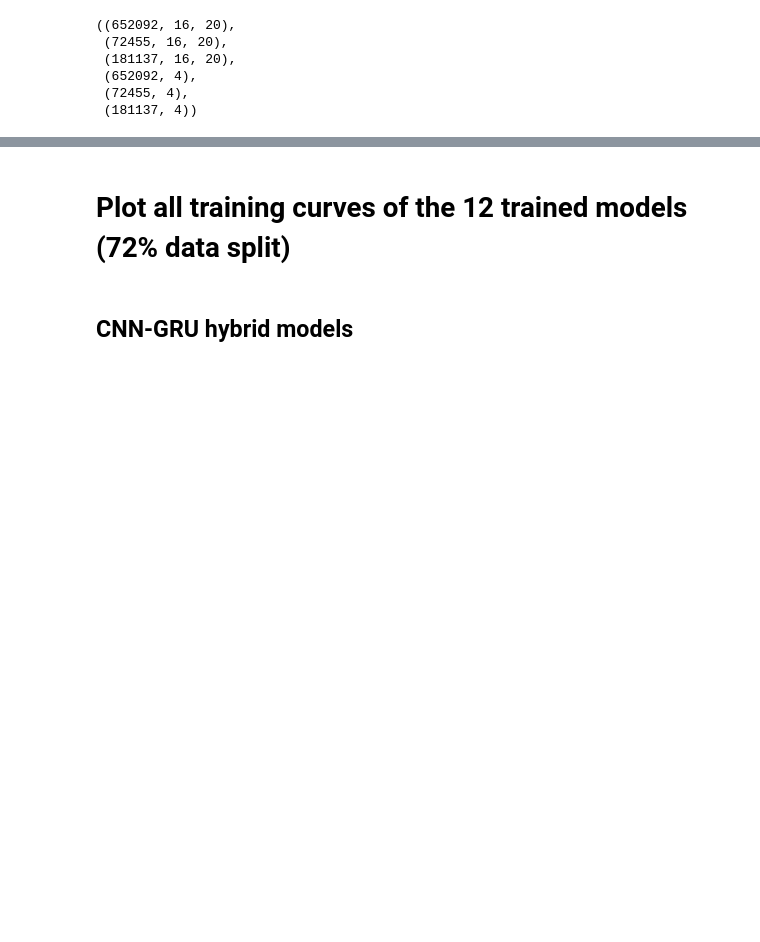
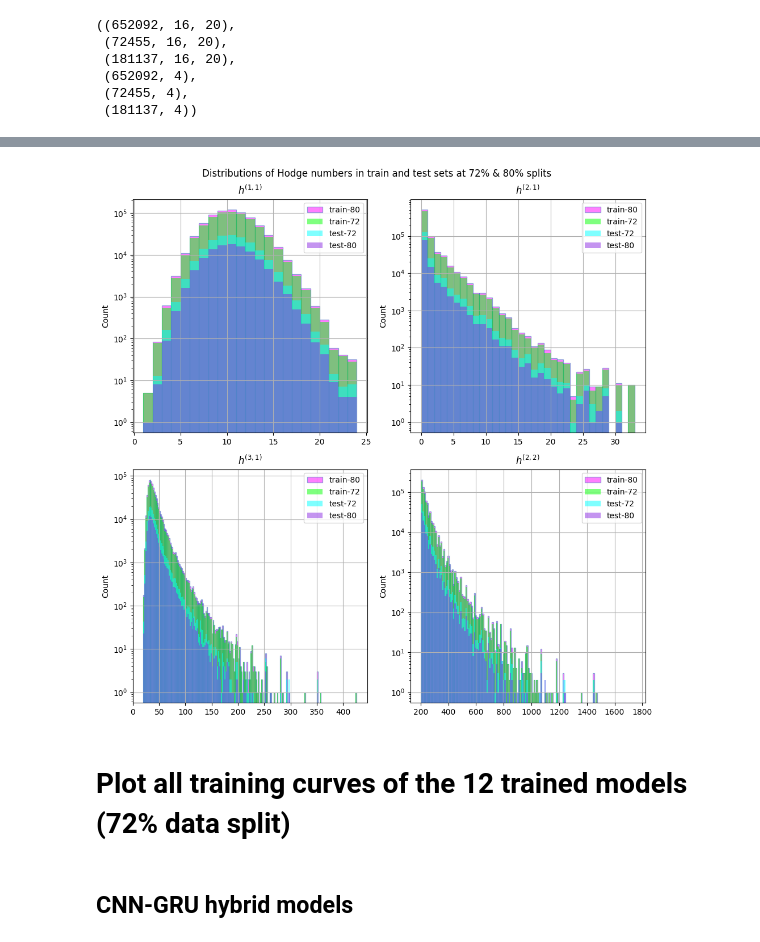
Before and after one commit to lorrespz/CICY4-Deep-learning-hybrid-recurrent-NNs-main, a Jupyter notebook: cicy4-data-training-curves-processing.ipynb, the cells around one changed output, grey strips where cells are left out. Saved outputs shown, nothing was run; the diff lists cells and outputs as text; code cells hidden in the pictures; blank space fills up the shorter version.

```diff
--- a/cicy4-data-training-curves-processing.ipynb
+++ b/cicy4-data-training-curves-processing.ipynb
@@ -179,3 +199,56 @@ plt.savefig('Hodge_numbers_distributions')
+# %%
+style = {'facecolor': 'magenta', 'edgecolor': 'C0', 'linewidth': 0.9}
+style1 = {'facecolor': 'lime'}
+style2 = {'facecolor': 'cyan'}
+style3 = {'facecolor': 'blueviolet'}
+
+fig, ax = plt.subplots(2,2, figsize = (10,10), tight_layout = True)
+
+ax[0,0].hist(y_train_80[:,0], bins=range(h11min, h11max+1), alpha=0.5, label = 'train-80', **style)
+ax[0,0].hist(y_train[:,0], bins=range(h11min, h11max+1), alpha=0.5, label = 'train-72', **style1)
+ax[0,0].hist(y_test[:,0], bins=range(h11min, h11max+1), alpha=0.5, label = 'test-72', **style2)
+ax[0,0].hist(y_test_80[:,0], bins=range(h11min, h11max+1), alpha=0.5, label = 'test-80', **style3)
+ax[0,0].set_title('$h^{(1,1)}$')
+ax[0,0].set_ylabel('Count')
+ax[0,0].legend()
+ax[0,0].grid()
+ax[0,0].set_yscale('log')
+
+
+ax[0,1].hist(y_train_80[:,1], bins=range(h21min, h21max+1), alpha=0.5, label='train-80',**style)
+ax[0,1].hist(y_train[:,1], bins=range(h21min, h21max+1), alpha=0.5, label='train-72',**style1)
+ax[0,1].hist(y_test[:,1], bins=range(h21min, h21max+1), alpha=0.5, label = 'test-72', **style2)
+ax[0,1].hist(y_test_80[:,1], bins=range(h21min, h21max+1), alpha=0.5, label = 'test-80', **style3)
+ax[0,1].set_title('$h^{(2,1)}$')
+ax[0,1].set_ylabel('Count')
+ax[0,1].legend()
+ax[0,1].grid()
+ax[0,1].set_yscale('log')
+
+ax[1,0].hist(y_train_80[:,2], bins=range(h31min, h31max+1, 2), alpha=0.5, label='train-80',**style)
+ax[1,0].hist(y_train[:,2], bins=range(h31min, h31max+1, 2), alpha=0.5, label='train-72',**style1)
+ax[1,0].hist(y_test[:,2], bins=range(h31min, h31max+1, 2), alpha=0.5, label='test-72', **style2)
+ax[1,0].hist(y_test_80[:,2], bins=range(h31min, h31max+1, 2), alpha=0.5, label='test-80', **style3)
+ax[1,0].set_title('$h^{(3,1)}$')
+ax[1,0].set_ylabel('Count')
+ax[1,0].legend()
+ax[1,0].grid()
+ax[1,0].set_yscale('log')
+
+ax[1,1].hist(y_train_80[:,3], bins=range(h22min, h22max+1,10), alpha=0.5, label = 'train-80',**style)
+ax[1,1].hist(y_train[:,3], bins=range(h22min, h22max+1,10), alpha=0.5, label = 'train-72',**style1)
+ax[1,1].hist(y_test[:,3], bins=range(h22min, h22max+1,10), alpha=0.5, label = 'test-72', **style2)
+ax[1,1].hist(y_test_80[:,3], bins=range(h22min, h22max+1,10), alpha=0.5, label = 'test-80', **style3)
+ax[1,1].set_title('$h^{(2,2)}$')
+ax[1,1].set_ylabel('Count')
+ax[1,1].legend()
+ax[1,1].grid()
+ax[1,1].set_yscale('log')
+
+plt.suptitle('Distributions of Hodge numbers in train and test sets at 72% & 80% splits')
+plt.savefig('old_vs_new')
+# %% [output]
+[figure, added]
 # %% [markdown]
 # Plot all training curves of the 12 trained models (72% data split)
 # %% [markdown]
```
Also changed, not shown: parts of 4 cells of this notebook.
